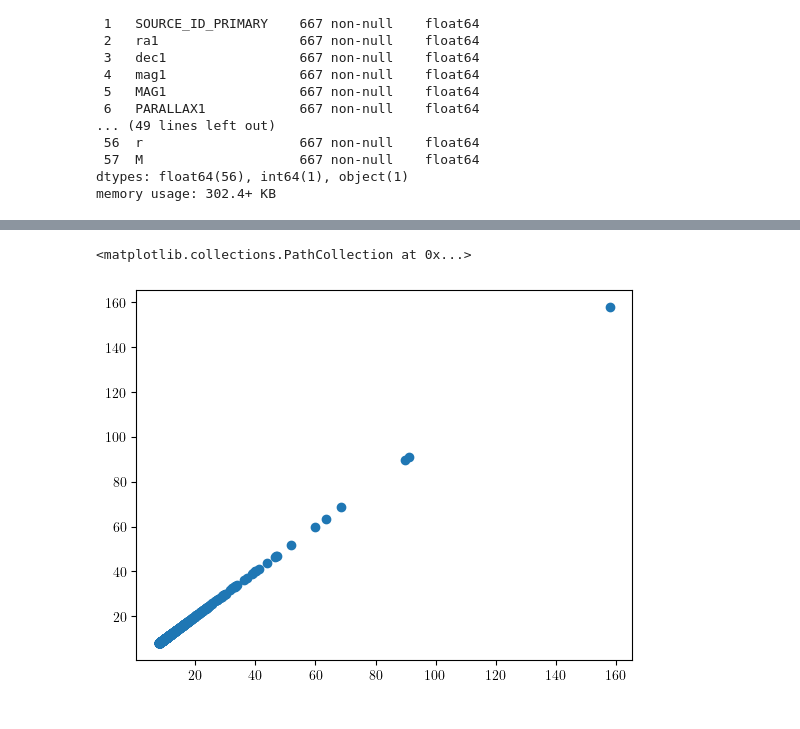
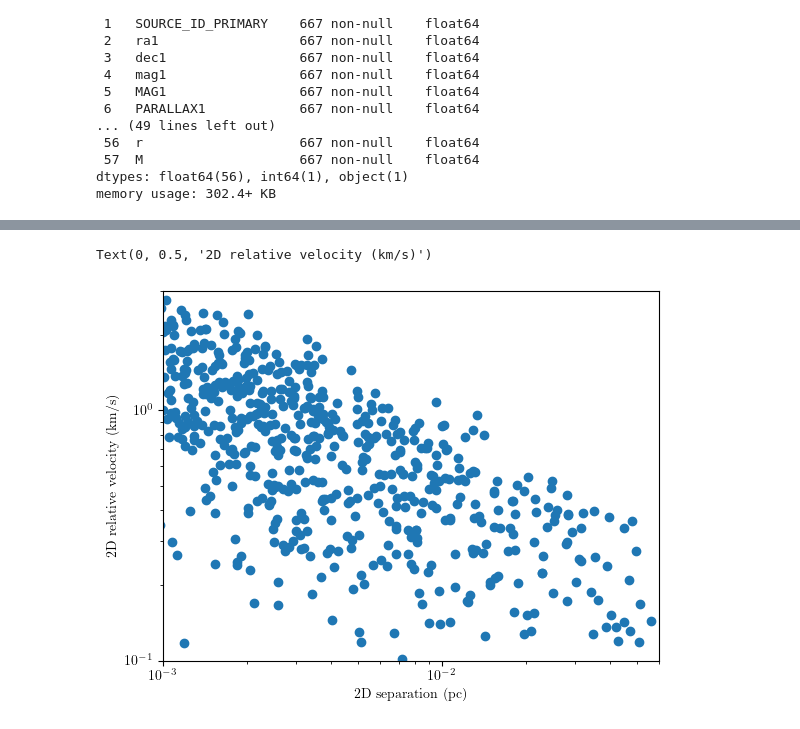
Before and after one commit to aaguayoo/binary-statistics, a Jupyter notebook: python/notebooks/hidden_tertiaries.ipynb, the cells around one changed output, grey strips where cells are left out. Saved outputs shown, nothing was run; the diff lists cells and outputs as text; code cells hidden in the pictures.

```diff
--- a/python/notebooks/hidden_tertiaries.ipynb
+++ b/python/notebooks/hidden_tertiaries.ipynb
@@ -201,15 +205,34 @@ def phi_angle(e):
 new_binary_dataframe["phi"] = new_binary_dataframe["eccentricity"].apply(lambda x: phi_angle([x]))
 # %%
 new_binary_dataframe["r_3D"] = new_binary_dataframe.apply(lambda x: x.r/np.sqrt(np.cos(x.phi)**2 + (np.sin(x.phi)**2)*np.cos(x.i_angle)**2), axis=1)
+# %%
+new_binary_dataframe["a"] = new_binary_dataframe.apply(lambda x: x.r_3D*(1 + x.eccentricity*np.cos(x.phi - x.phi_0))/(1 - x.eccentricity**2), axis=1)
 # %%
 v_tilde = VelTilde()
 new_binary_dataframe["v_tilde"] = new_binary_dataframe.apply(lambda x: v_tilde.distribution(x.phi, x.phi_0, x.i_angle, x.eccentricity), axis=1)
+# %%
+G = 4.3009e-03 # pc·(km/s)²·M_\odot⁻¹
+new_binary_dataframe["v2Dp_notert"] = new_binary_dataframe.apply(lambda x: np.sqrt(G*x.M/x.r)*x.v_tilde, axis=1)
+new_binary_dataframe["v2Dp_tert"] = new_binary_dataframe.apply(lambda x: np.sqrt(G*x.M_modif/x.r)*x.v_tilde, axis=1)
 # %%
 new_binary_dataframe["psi"] = new_binary_dataframe.apply(lambda x: np.arctan(-(np.cos(x.phi) + x.eccentricity*np.cos(x.phi_0))/(np.sin(x.phi) + x.eccentricity*np.sin(x.phi_0))), axis=1)
+# %%
+new_binary_dataframe["v3D_notert"] = new_binary_dataframe.apply(lambda x: x.v2Dp_notert/np.sqrt(np.cos(x.psi)**2 + (np.cos(x.i_angle)**2)*(np.sin(x.psi)**2)), axis=1)
+new_binary_dataframe["v3D_tert"] = new_binary_dataframe.apply(lambda x: x.v2Dp_tert/np.sqrt(np.cos(x.psi)**2 + (np.cos(x.i_angle)**2)*(np.sin(x.psi)**2)), axis=1)
+# %%
+new_binary_dataframe["vp_x"] = new_binary_dataframe.apply(lambda x: -x.v3D_tert*np.sin(x.phi), axis=1)
+new_binary_dataframe["vp_y"] = new_binary_dataframe.apply(lambda x: x.v3D_tert*np.cos(x.phi), axis=1)
 # %%
 new_binary_dataframe["delta_l"] = new_binary_dataframe.apply(lambda x: x.r_3D * np.sin(x.i_angle) * np.sin(x.phi), axis=1)
 # %%
-plt.scatter(new_binary_dataframe["PARALLAX1"],new_binary_dataframe["PARALLAX2"])
+fig, ax = plt.subplots()
+ax.scatter(new_binary_dataframe["r"],new_binary_dataframe["v2Dp_notert"])
+plt.xscale("log")
+plt.yscale("log")
+ax.set_xlim(0.001,0.06)
+ax.set_ylim(0.1,3)
+ax.set_xlabel("2D separation (pc)")
+ax.set_ylabel("2D relative velocity (km/s)")
 # %% [output]
-<matplotlib.collections.PathCollection at 0x...>
+Text(0, 0.5, '2D relative velocity (km/s)')
-[figure, old version]
+[figure, new version]
```
Also changed, not shown: parts of 23 cells of this notebook, 1 other file.
